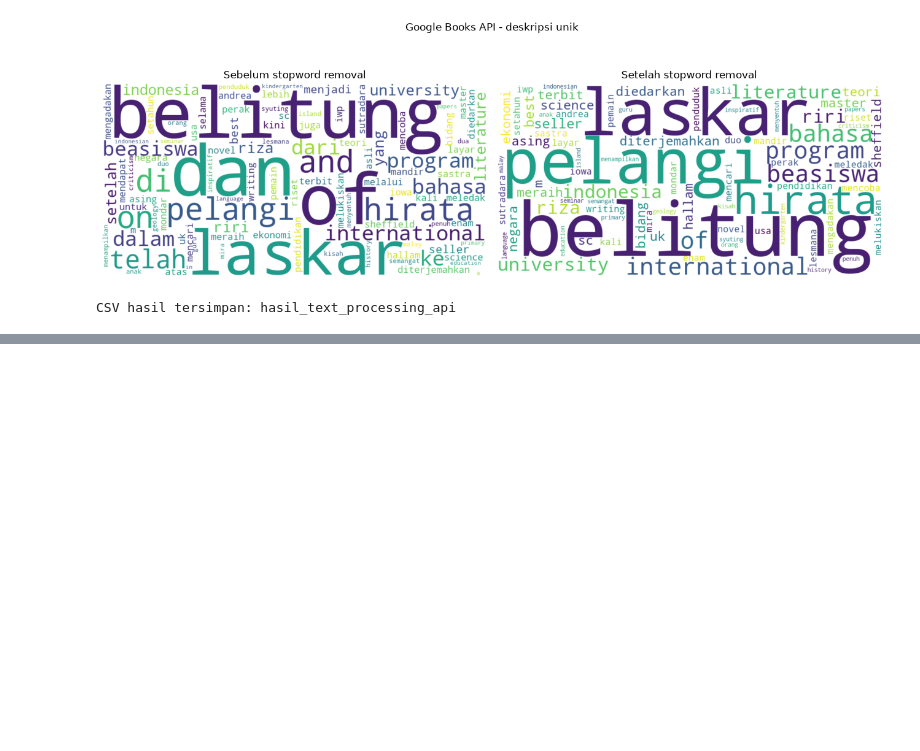
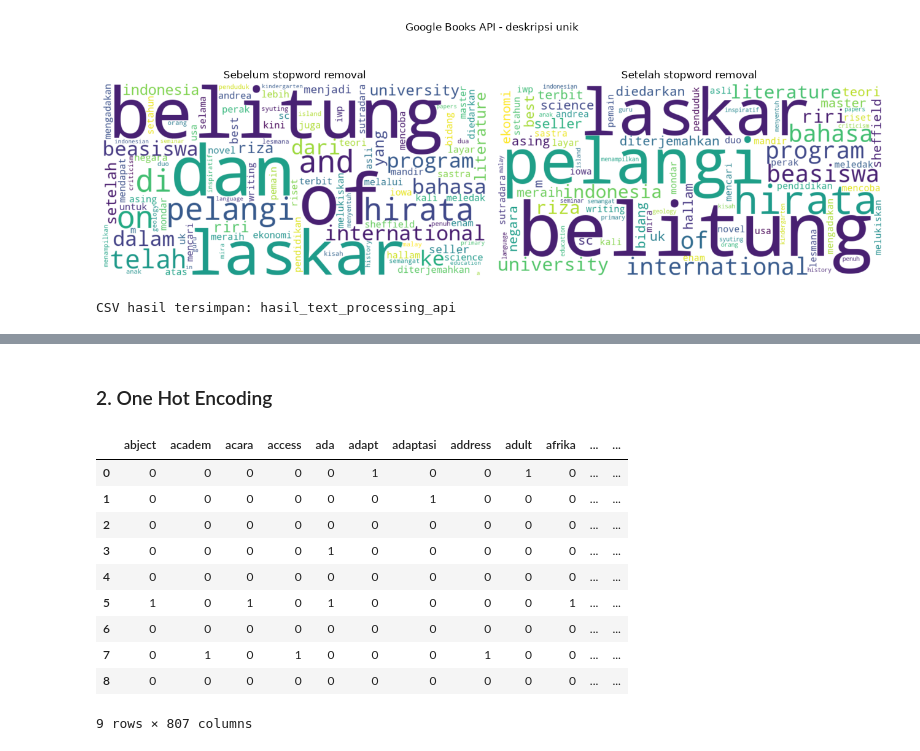
Before and after one commit to Refest/web_scraping_google_books, a Jupyter notebook: 01_google_books_api.ipynb, the cells around one changed output, grey strips where cells are left out. Cells and saved outputs as stored; diff of their text form; code cells hidden in the pictures; blank space fills up the shorter version.

```diff
--- a/01_google_books_api.ipynb
+++ b/01_google_books_api.ipynb
@@ -369,0 +421,22 @@ CSV hasil tersimpan: hasil_text_processing_api
+# %%
+import warnings
+warnings.filterwarnings('ignore', message=r'^IProgress not found\..*',
+                        category=Warning, module=r'^tqdm\.(auto|autonotebook)$')
+from pathlib import Path
+from datetime import datetime, timezone
+import os, json, hashlib, importlib.metadata as im
+import pandas as pd
+import numpy as np
+import nltk
+from nltk import word_tokenize
+from sklearn.feature_extraction.text import CountVectorizer, TfidfVectorizer
+from scipy import sparse
+from gensim.models import Word2Vec, FastText
+from umap import UMAP
+import plotly.express as px
+import joblib
+from IPython.display import display
+
+DATA_ROOT = Path.cwd()
+EXERCISE_SOURCE = 'API'
+REQUIRED = {'requests': '2.32.3', 'pandas': '2.2.3', 'numpy': '2.2.6', 'scipy': '1.15.3', 'scikit-learn': '1.6.1', 'matplotlib': '3.10.3', 'gensim': '4.4.0', 'umap-learn': '0.5.9.post2', 'numba': '0.61.2', 'joblib': '1.4.2', 'nltk': '3.10.3', 'plotly': '7.1.0'}
@@ -369,0 +499,23 @@ CSV hasil tersimpan: hasil_text_processing_api
+# %% [markdown]
+### 2. One Hot Encoding
+# %%
+vectorizer = CountVectorizer(binary=True)
+X = vectorizer.fit_transform(df_pre)
+df_FE = pd.DataFrame(X.toarray(), columns=vectorizer.get_feature_names_out())
+display(df_FE)
+sparse.save_npz(RESULT / 'binary_features.npz', X)
+joblib.dump(vectorizer, RESULT / 'binary_vectorizer.joblib')
+pd.DataFrame({'feature': vectorizer.get_feature_names_out()}).to_csv(
+    RESULT / 'binary_vocabulary.csv', index=False, encoding='utf-8-sig')
+# %% [output]
+|  | abject | academ | acara | access | ada | adapt | adaptasi | address | adult | afrika | ... | ... |
+| 0 | 0 | 0 | 0 | 0 | 0 | 1 | 0 | 0 | 1 | 0 | ... | ... |
+| 1 | 0 | 0 | 0 | 0 | 0 | 0 | 1 | 0 | 0 | 0 | ... | ... |
+| 2 | 0 | 0 | 0 | 0 | 0 | 0 | 0 | 0 | 0 | 0 | ... | ... |
+| 3 | 0 | 0 | 0 | 0 | 1 | 0 | 0 | 0 | 0 | 0 | ... | ... |
+| 4 | 0 | 0 | 0 | 0 | 0 | 0 | 0 | 0 | 0 | 0 | ... | ... |
+| 5 | 1 | 0 | 1 | 0 | 1 | 0 | 0 | 0 | 0 | 1 | ... | ... |
+| 6 | 0 | 0 | 0 | 0 | 0 | 0 | 0 | 0 | 0 | 0 | ... | ... |
+| 7 | 0 | 1 | 0 | 1 | 0 | 0 | 0 | 1 | 0 | 0 | ... | ... |
+| 8 | 0 | 0 | 0 | 0 | 0 | 0 | 0 | 0 | 0 | 0 | ... | ... |
+9 rows × 807 columns
```
Also changed, not shown: parts of 23 cells of this notebook, 5 other files.
